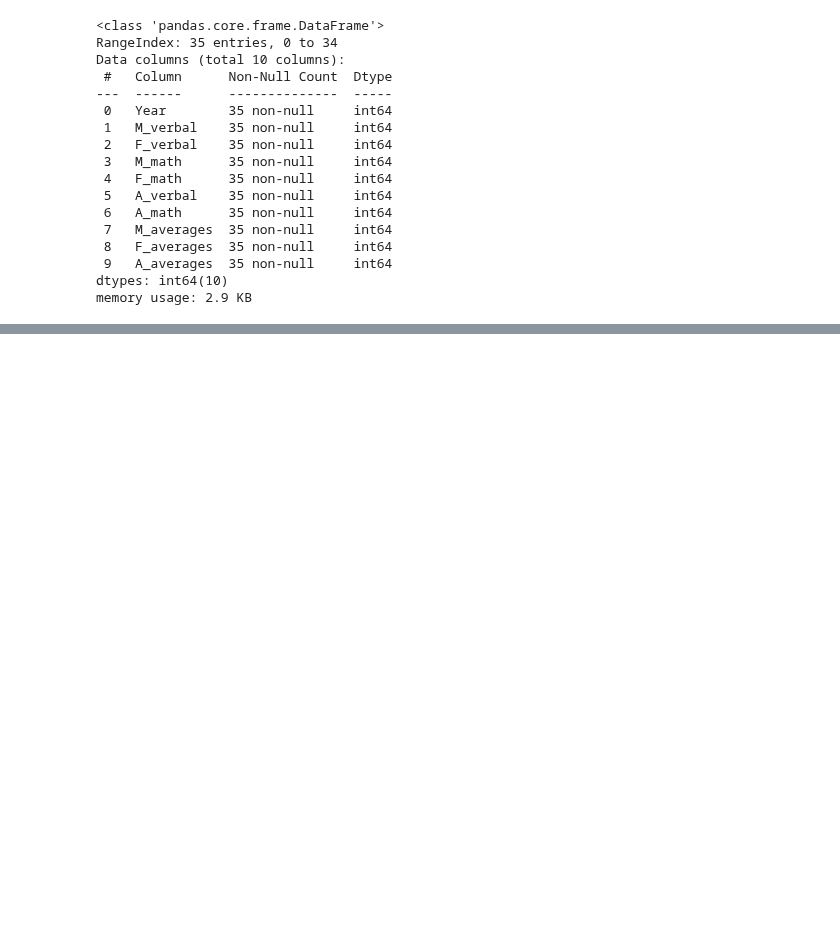
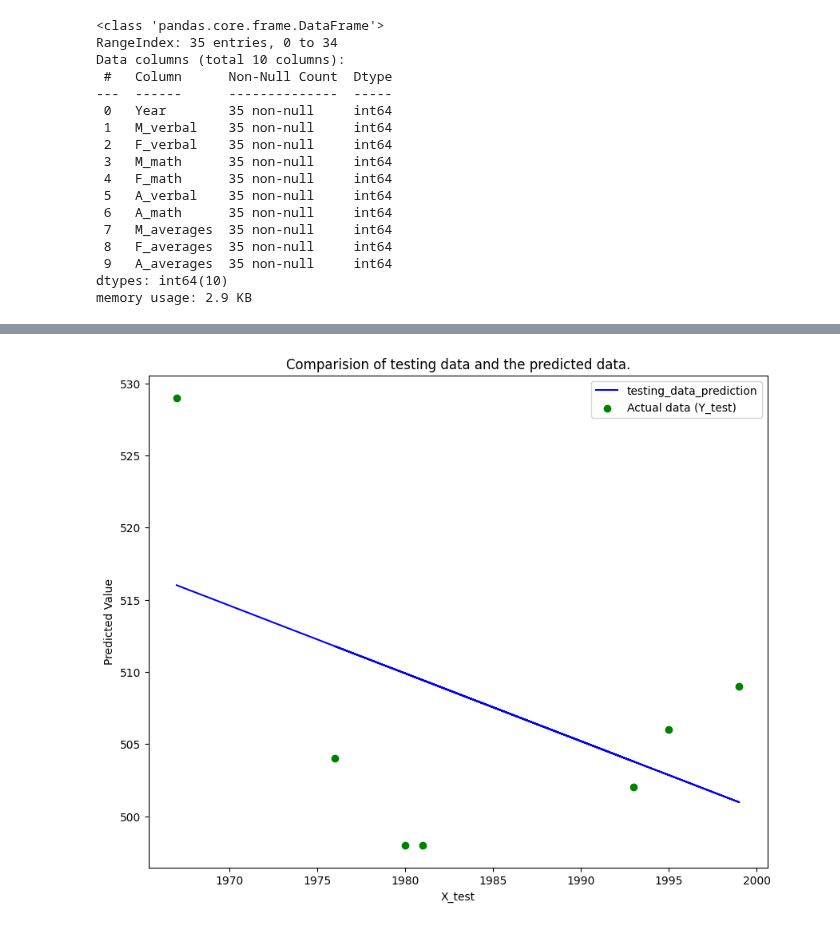
Before and after one commit to GENTLEW1ND/Python, a Jupyter notebook: Students_score_by_year_and_gender.ipynb, the cells around one changed output, grey strips where cells are left out. Saved outputs shown, nothing was run; the diff lists cells and outputs as text; code cells hidden in the pictures; blank space fills up the shorter version.

```diff
--- a/Students_score_by_year_and_gender.ipynb
+++ b/Students_score_by_year_and_gender.ipynb
@@ -129,0 +246,11 @@ plt.show()
+# %%
+plt.figure(figsize=(10,8))
+plt.plot(X_test,testing_data_prediction, label='testing_data_prediction',color='Blue')
+plt.scatter(X_test,Y_test,label='Actual data (Y_test)', color='Green')
+plt.xlabel('X_test')
+plt.ylabel('Predicted Value')
+plt.title("Comparision of testing data and the predicted data.")
+plt.legend()
+plt.show()
+# %% [output]
+[figure, added]
```
Also changed, not shown: parts of 18 cells of this notebook.
